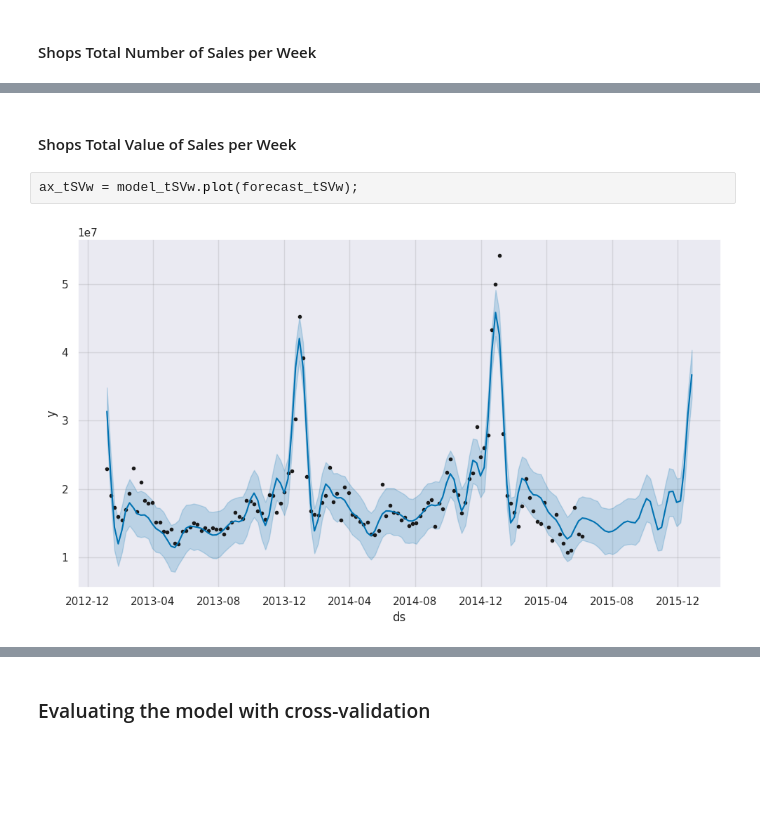
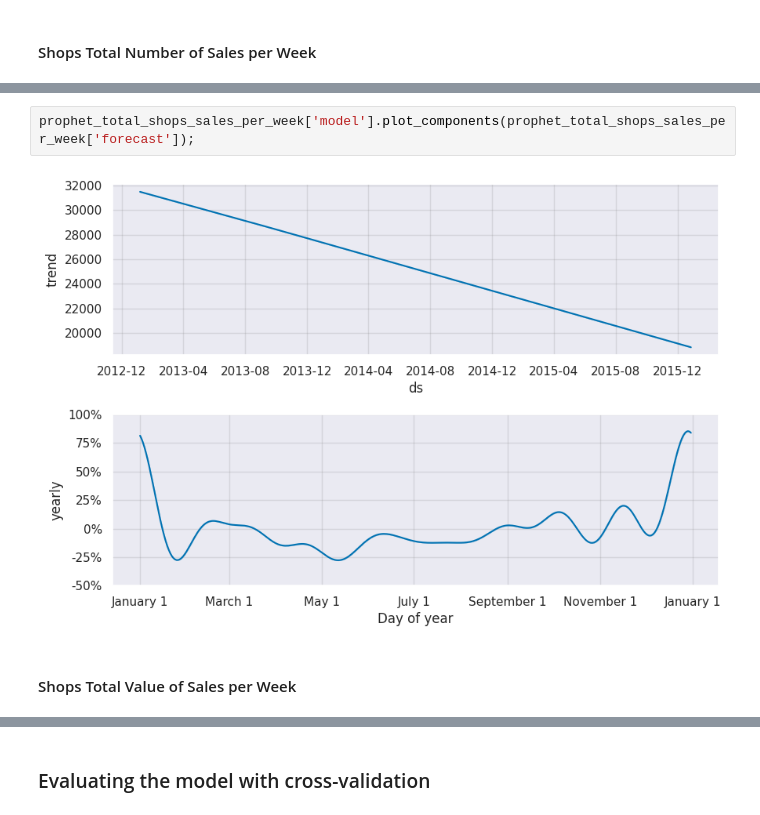
Before and after one commit to dxclemente/blast-from-the-forecast, a Jupyter notebook: notebooks/preprocess.ipynb, the cells around one changed output, grey strips where cells are left out. Drawn from its saved outputs; the diff is of its cells as text; blank space fills up the shorter version.

```diff
--- a/notebooks/preprocess.ipynb
+++ b/notebooks/preprocess.ipynb
@@ -475,6 +511,6 @@ model_tSNw.plot_components(forecast_tSNw);
+# %%
+prophet_total_shops_sales_per_week['model'].plot_components(prophet_total_shops_sales_per_week['forecast']);
+# %% [output]
+[figure, added]
 # %% [markdown]
 #### Shops Total Value of Sales per Week
-# %%
-ax_tSVw = model_tSVw.plot(forecast_tSVw);
-# %% [output]
-[figure, removed]
```
Also changed, not shown: parts of 55 cells of this notebook.
